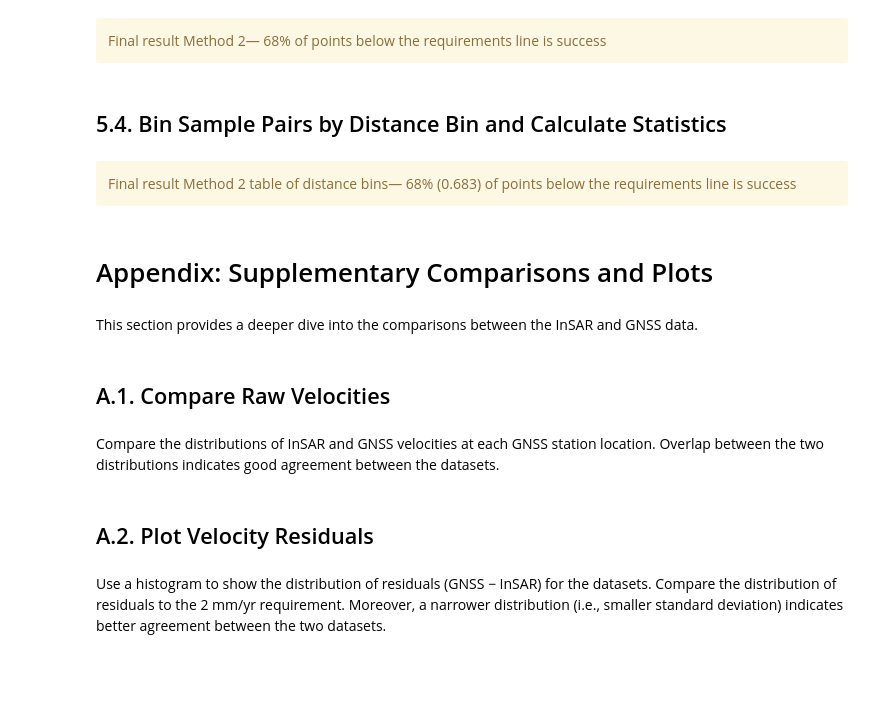
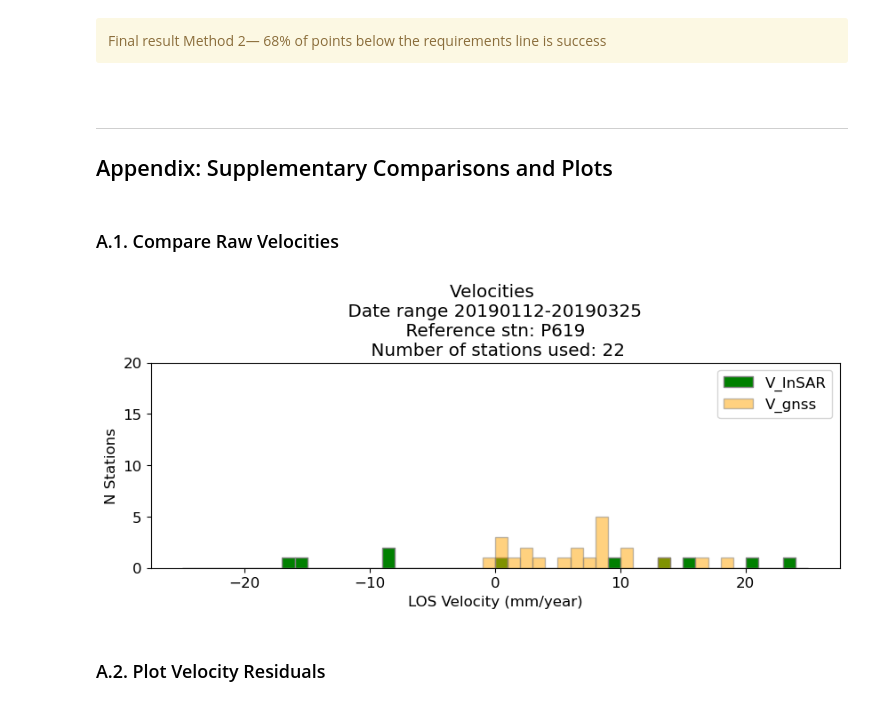
Before and after one commit to nisar-solid/ATBD, a Jupyter notebook: methods/secular/Secular_Requirement_Validation.ipynb, the cells around one changed output. Cells and saved outputs as stored; diff of their text form; code cells hidden in the pictures; blank space fills up the shorter version.

```diff
--- a/methods/secular/Secular_Requirement_Validation.ipynb
+++ b/methods/secular/Secular_Requirement_Validation.ipynb
@@ -850,6 +851,3 @@ fig.savefig(out_fig, bbox_inches='tight', transparent=True, dpi=300)
 Final result Method 2—
     68% of points below the requirements line is success
 </div>
-# %% [markdown]
-<a id='secular_M2RelMeasTable'></a>
-## 5.4. Bin Sample Pairs by Distance Bin and Calculate Statistics
@@ -858,33 +854,25 @@ display_validation_table(validation_table)
-# %% [markdown]
-<div class="alert alert-warning">
-Final result Method 2 table of distance bins—
-    68% (0.683) of points below the requirements line is success
-</div>
 # %% [markdown]
-<a id='secular_appendix1'></a>
-# Appendix: Supplementary Comparisons and Plots
+<br>
+<hr>
+
+<a id='appendix'></a>
+## Appendix: Supplementary Comparisons and Plots
-# %% [markdown]
-This section provides a deeper dive into the comparisons between the InSAR and GNSS data.
 # %% [markdown]
-<a id='secular_compare_raw'></a>
-## A.1. Compare Raw Velocities
+### A.1. Compare Raw Velocities <a id='compare_raw'></a>
-# %% [markdown]
-Compare the distributions of InSAR and GNSS velocities at each GNSS station location. Overlap between the two distributions indicates good agreement between the datasets.
 # %%
 vmin, vmax = -25, 25
-plt.figure(figsize=(11,7))
+plt.figure(figsize=(10,3))
 plt.hist(insar_site_vels, range=[vmin, vmax], bins=50, color="green", edgecolor='grey', label='V_InSAR')
 plt.hist(gnss_site_vels, range=[vmin, vmax], bins=50, color="orange", edgecolor='grey', label='V_gnss', alpha=0.5)
 plt.legend(loc='upper right')
 plt.title(f"Velocities \n Date range {start_date}-{end_date} \n Reference stn: {sitedata['sites'][site]['gps_ref_site_name']} \n Number of stations used: {num_stn}")
 plt.xlabel('LOS Velocity (mm/year)')
 plt.ylabel('N Stations')
 plt.ylim(0,20)
 plt.show()
+# %% [output]
+[figure, added]
 # %% [markdown]
-<a id='secular_plot_vel'></a>
-## A.2. Plot Velocity Residuals
+### A.2. Plot Velocity Residuals <a id='plot_residuals'></a>
-# %% [markdown]
-Use a histogram to show the distribution of residuals (GNSS &minus; InSAR) for the datasets. Compare the distribution of residuals to the 2 mm/yr requirement. Moreover, a narrower distribution (i.e., smaller standard deviation) indicates better agreement between the two datasets.
 # %%
 vmin, vmax = -10, 10
```
Also changed, not shown: parts of 99 cells of this notebook, 2 other files.
